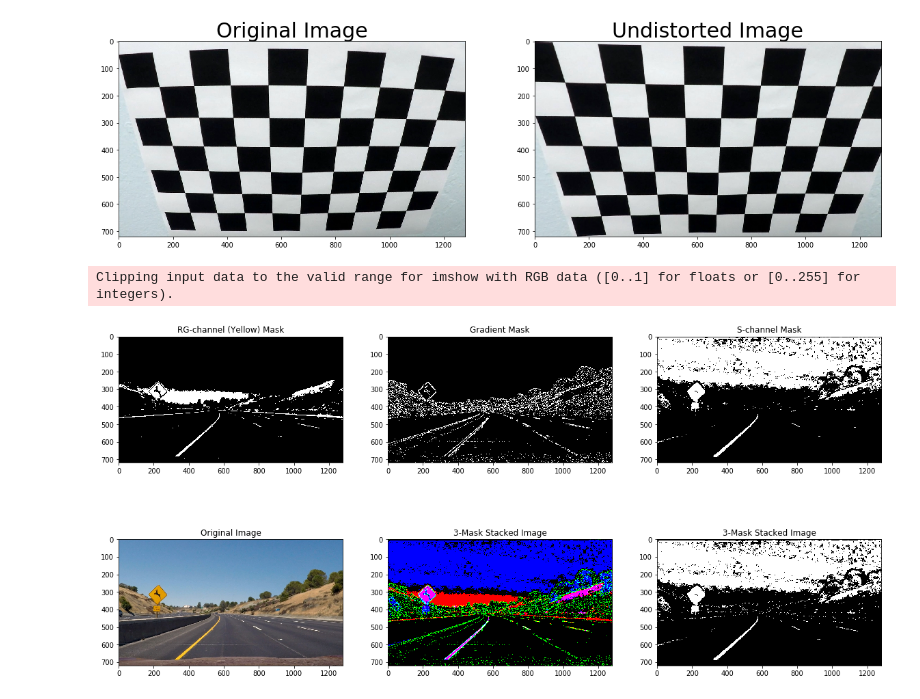
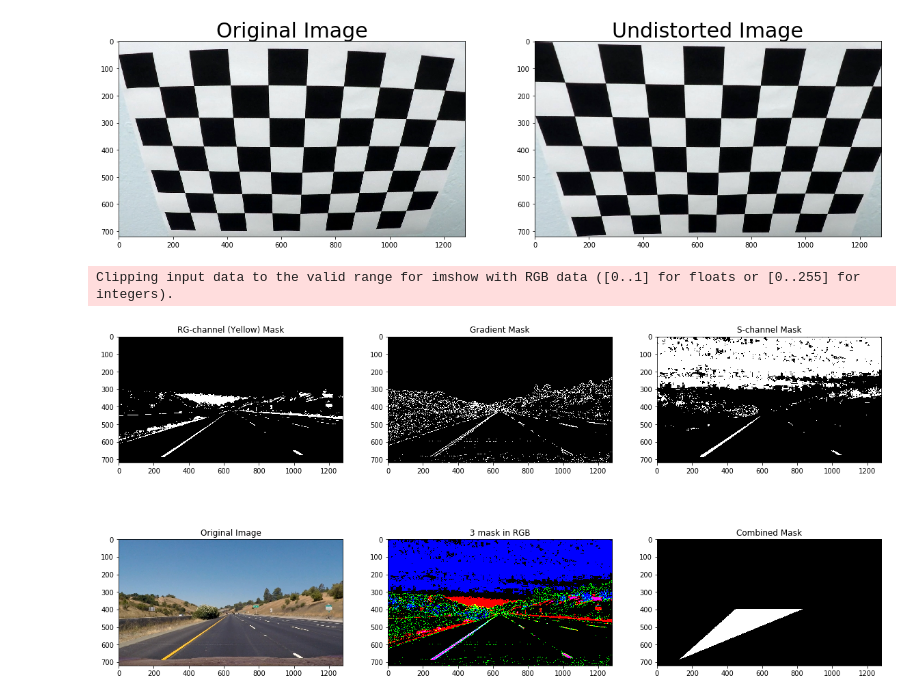
Before and after one commit to StevenShuoFeng/CarND-Advanced-Lane-Lines, a Jupyter notebook: pipeline.ipynb, the cells around one changed output. Drawn from its saved outputs; the diff is of its cells as text; code cells hidden in the pictures.

Commit message:
add region of intereset mask

```diff
--- a/pipeline.ipynb
+++ b/pipeline.ipynb
@@ -124,6 +124,15 @@ def colorChannelMask(img, thresh=[0, 255], channel='S'):
     binary_output[(singleChannel >= thresh[0]) & (singleChannel <= thresh[1])] = 1
     return binary_output
 
+def regionOfInterestMask(img):
+    sizy, sizx, dummy = img.shape
+    roi = np.array([[sizx*0.35, sizy*0.55], [sizx*0.1, sizy*0.95], [sizx*0.8, sizy*0.95], [sizx*0.65, sizy*0.55]]).astype(int)
+
+    binary_mask = np.zeros((sizy, sizx))
+    cv2.fillPoly(binary_mask, [roi], 1)
+    return binary_mask
+
+
 # ------------------------------------
 # Input BGR color image
 # Ouput Binary map
@@ -135,46 +144,51 @@ def findAllMasks(img):
 
     dir_mask = gradientDirectionMask(gradx, grady, thresh=(np.pi/6, np.pi/2))
     mag_mask = gradientMagnitudeMask(gradx, grady, thresh=(10, 200),  axis='x')
-    gradient_mask = np.zeros_like(dir_mask)
-    gradient_mask[(dir_mask==1) & (mag_mask==1)] = 1
+    gradient_mask = cv2.bitwise_and(dir_mask, mag_mask)
+
+    roi_mask = regionOfInterestMask(img)
 
     s_mask = colorChannelMask(img, thresh=[100, 255], channel='S')
 
-    return [rg_mask, gradient_mask, s_mask]
+    return (rg_mask, gradient_mask, s_mask, roi_mask)
 
 def mergeMasks2RGB(masks):
     return np.stack(masks, axis=2)*255
 # %%
 # ------------------------------------
 plt.rcParams['figure.figsize'] = (20, 10)
-testFn = 'test_images/test2.jpg'
+testFn = 'test_images/straight_lines1.jpg'
 imgTest = cv2.imread(testFn)
 
-masks = findAllMasks(imgTest)
-bmap = mergeMasks2RGB(masks)
+rg_mask, gradient_mask, s_mask, roi_mask = findAllMasks(imgTest)
 
 # final combined mask, (direction mask && magnitude mask) || color mask
-combinedMask = np.zeros_like(masks[0])
-combinedMask[(masks[0]==1 )&( masks[1]==1 ) | (masks[2]==1)] = 255
+combinedMask = np.multiply(rg_mask, gradient_mask)
+combinedMask = (combinedMask > 0) | (s_mask > 0)
+combinedMask = np.multiply(combinedMask, roi_mask)*255
+
+# combinedMask = cv2.bitwise_and(combinedMask, roi_mask)
+
+# combinedMask[(masks[0]==1 )&( masks[1]==1 ) | (masks[2]==1)] = 255
 
 
 f, axhandles = plt.subplots(2, 3, figsize=(20,10))
 
 titles = ['RG-channel (Yellow) Mask', 'Gradient Mask', 'S-channel Mask']
 for i in range(3):
     axhandles[0, i].imshow(masks[i]*255, cmap='gray')
     axhandles[0, i].set_title(titles[i])
 
 axhandles[1, 0].imshow(cv2.cvtColor(imgTest, cv2.COLOR_BGR2RGB))
 axhandles[1, 0].set_title('Original Image')
 
-axhandles[1, 1].imshow(mergeMasks2RGB(masks))
-axhandles[1, 1].set_title('3-Mask Stacked Image')
+axhandles[1, 1].imshow(mergeMasks2RGB(masks[:3]))
+axhandles[1, 1].set_title('3 mask in RGB')
 
-axhandles[1, 2].imshow(combinedMask, cmap='gray')
-axhandles[1, 2].set_title('3-Mask Stacked Image')
+axhandles[1, 2].imshow(roi_mask, cmap='gray')
+axhandles[1, 2].set_title('Combined Mask')
 
 plt.show()
 # %% [output]
 Clipping input data to the valid range for imshow with RGB data ([0..1] for floats or [0..255] for integers).
-[figure, old version]
+[figure, new version]
```
